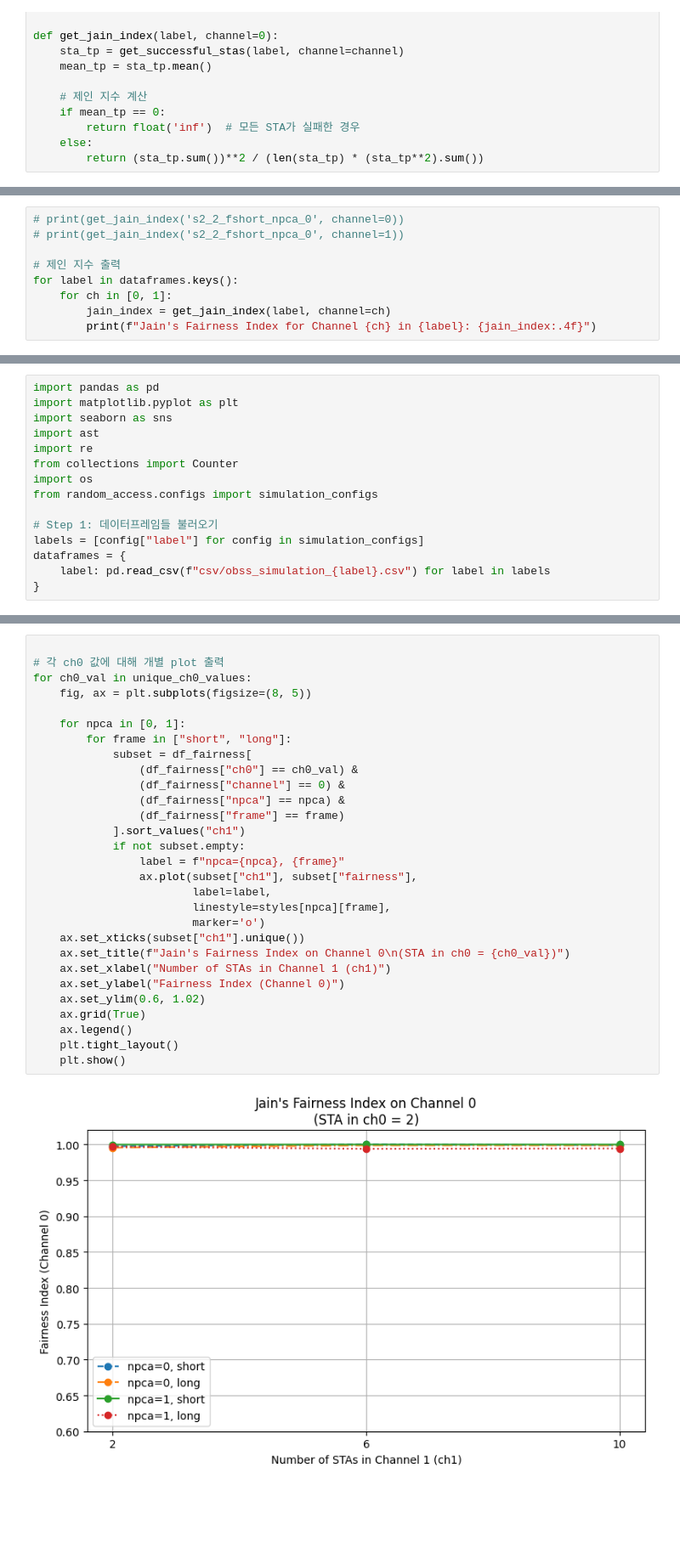
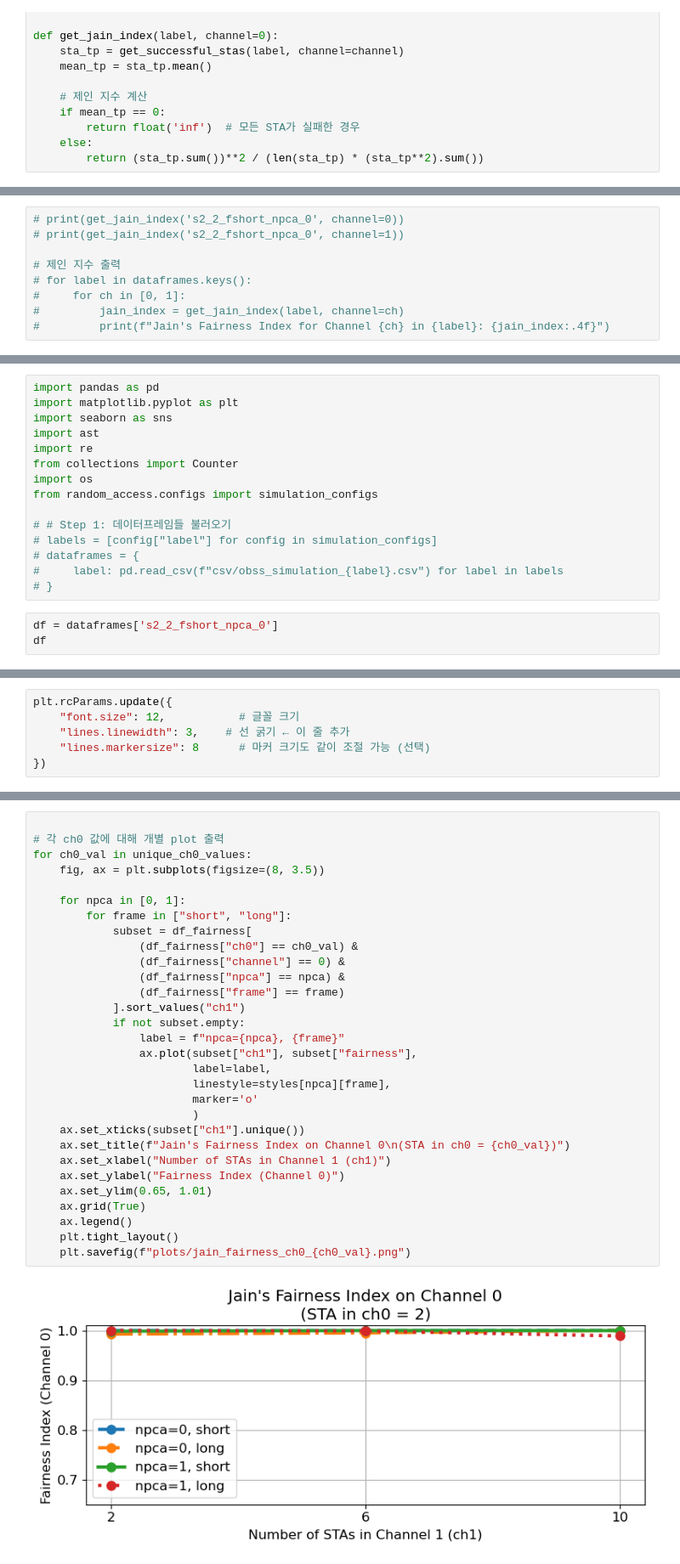
Before and after one commit to crazytb/NPCA, a Jupyter notebook: main_analyze_csvs.ipynb, the cells around one changed output, grey strips where cells are left out. Shown at 85% size. Cells and saved outputs as stored; diff of their text form; blank space fills up the shorter version.

```diff
--- a/main_analyze_csvs.ipynb
+++ b/main_analyze_csvs.ipynb
@@ -198,7 +182,7 @@ for label in dataframes.keys():
 # print(get_jain_index('s2_2_fshort_npca_0', channel=1))
 
 # 제인 지수 출력
-for label in dataframes.keys():
-    for ch in [0, 1]:
-        jain_index = get_jain_index(label, channel=ch)
-        print(f"Jain's Fairness Index for Channel {ch} in {label}: {jain_index:.4f}")
+# for label in dataframes.keys():
+#     for ch in [0, 1]:
+#         jain_index = get_jain_index(label, channel=ch)
+#         print(f"Jain's Fairness Index for Channel {ch} in {label}: {jain_index:.4f}")
@@ -212,8 +200,11 @@ from collections import Counter
 import os
 from random_access.configs import simulation_configs
 
-# Step 1: 데이터프레임들 불러오기
-labels = [config["label"] for config in simulation_configs]
-dataframes = {
-    label: pd.read_csv(f"csv/obss_simulation_{label}.csv") for label in labels
-}
+# # Step 1: 데이터프레임들 불러오기
+# labels = [config["label"] for config in simulation_configs]
+# dataframes = {
+#     label: pd.read_csv(f"csv/obss_simulation_{label}.csv") for label in labels
+# }
+# %%
+df = dataframes['s2_2_fshort_npca_0']
+df
@@ -285,0 +635,6 @@ KeyError: 'fair_ch0'
+# %%
+plt.rcParams.update({
+    "font.size": 12,           # 글꼴 크기
+    "lines.linewidth": 3,    # 선 굵기 ← 이 줄 추가
+    "lines.markersize": 8      # 마커 크기도 같이 조절 가능 (선택)
+})
@@ -286,31 +643,32 @@ KeyError: 'fair_ch0'
 # %%
 
 # 각 ch0 값에 대해 개별 plot 출력
 for ch0_val in unique_ch0_values:
-    fig, ax = plt.subplots(figsize=(8, 5))
+    fig, ax = plt.subplots(figsize=(8, 3.5))
 
     for npca in [0, 1]:
         for frame in ["short", "long"]:
             subset = df_fairness[
                 (df_fairness["ch0"] == ch0_val) &
                 (df_fairness["channel"] == 0) &
                 (df_fairness["npca"] == npca) &
                 (df_fairness["frame"] == frame)
             ].sort_values("ch1")
             if not subset.empty:
                 label = f"npca={npca}, {frame}"
                 ax.plot(subset["ch1"], subset["fairness"],
                         label=label,
                         linestyle=styles[npca][frame],
-                        marker='o')
+                        marker='o'
+                        )
     ax.set_xticks(subset["ch1"].unique())
     ax.set_title(f"Jain's Fairness Index on Channel 0\n(STA in ch0 = {ch0_val})")
     ax.set_xlabel("Number of STAs in Channel 1 (ch1)")
     ax.set_ylabel("Fairness Index (Channel 0)")
-    ax.set_ylim(0.6, 1.02)
+    ax.set_ylim(0.65, 1.01)
     ax.grid(True)
     ax.legend()
     plt.tight_layout()
-    plt.show()
+    plt.savefig(f"plots/jain_fairness_ch0_{ch0_val}.png")
 # %% [output]
-[figure, old version]
+[figure, new version]
```
Also changed, not shown: parts of 18 cells of this notebook, 13 other files.
